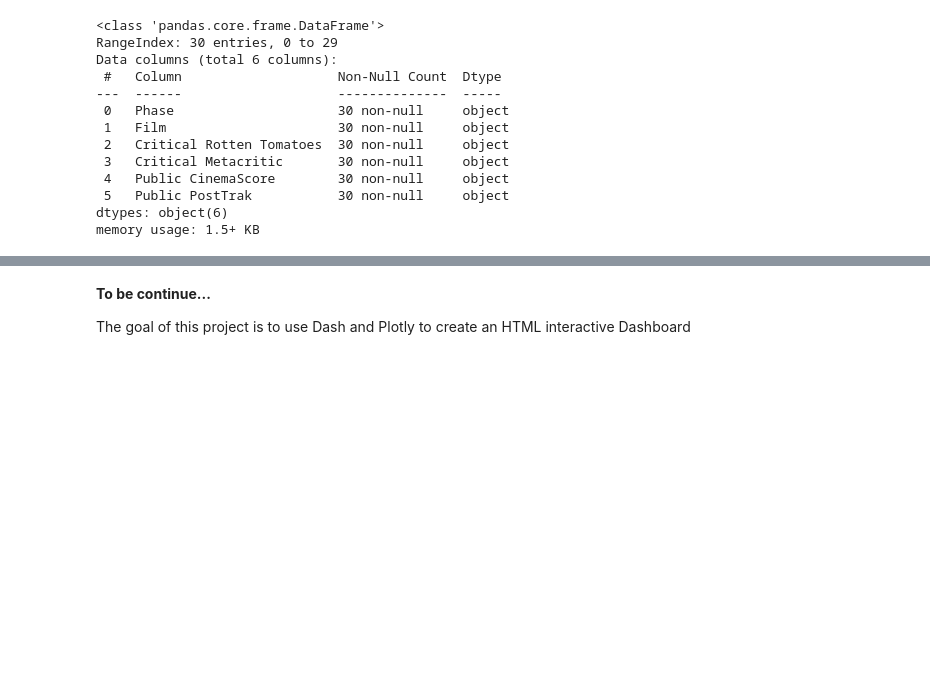
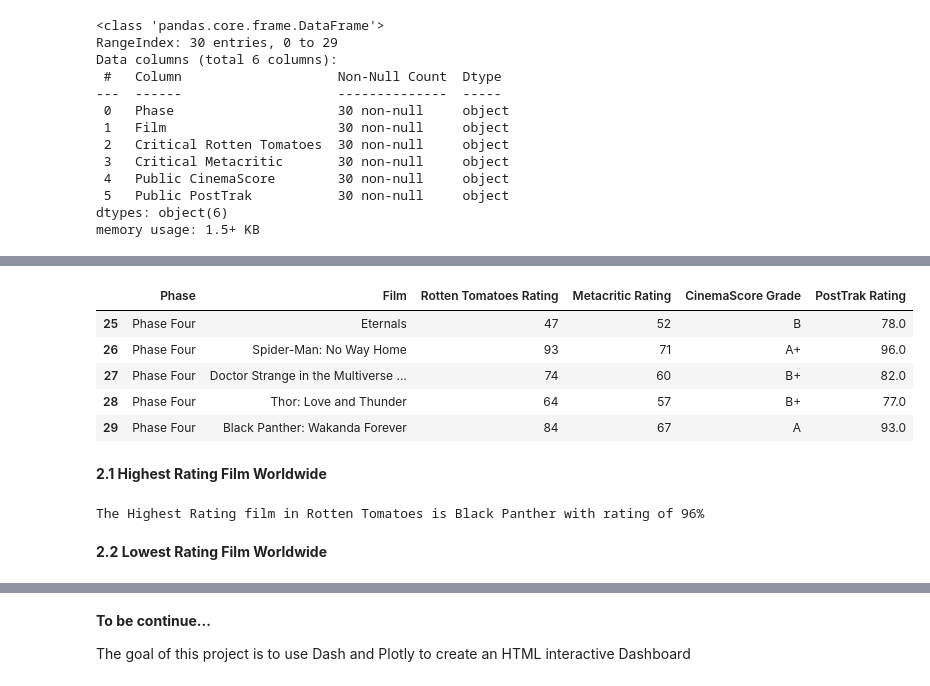
Before and after one commit to DalePeh/PersonalPortfolio, a Jupyter notebook: mcu-dashboard.ipynb, the cells around one changed output, grey strips where cells are left out. Saved outputs shown, nothing was run; the diff lists cells and outputs as text; code cells hidden in the pictures; blank space fills up the shorter version.

```diff
--- a/mcu-dashboard.ipynb
+++ b/mcu-dashboard.ipynb
@@ -232,3 +283,14 @@ RATING.head(5)
 | 2 | Phase One | Iron Man 2 | 71 | 57 | A | — |
 | 3 | Phase One | Thor | 77 | 57 | B+ | — |
 | 4 | Phase One | Captain America: The First Avenger | 79 | 66 | A− | — |
+# %%
+#remove - and % in PostTrak
+RATING['PostTrak Rating'] = RATING['PostTrak Rating'].str.replace('—', '', regex=True)
+
+RATING['PostTrak Rating'] = RATING['PostTrak Rating'].str.replace('%', '', regex=True)
+# %%
+RATING['Rotten Tomatoes Rating'] = pd.to_numeric(RATING['Rotten Tomatoes Rating'])
+
+RATING['Metacritic Rating'] = pd.to_numeric(RATING['Metacritic Rating'])
+
+RATING['PostTrak Rating'] = pd.to_numeric(RATING['PostTrak Rating'])
@@ -234,0 +313,11 @@ RATING.head(5)
+# %%
+RATING.tail(5)
+# %% [output]
+|  | Phase | Film | Rotten Tomatoes Rating | Metacritic Rating | CinemaScore Grade | PostTrak Rating |
+| 25 | Phase Four | Eternals | 47 | 52 | B | 78.0 |
+| 26 | Phase Four | Spider-Man: No Way Home | 93 | 71 | A+ | 96.0 |
+| 27 | Phase Four | Doctor Strange in the Multiverse ... | 74 | 60 | B+ | 82.0 |
+| 28 | Phase Four | Thor: Love and Thunder | 64 | 57 | B+ | 77.0 |
+| 29 | Phase Four | Black Panther: Wakanda Forever | 84 | 67 | A | 93.0 |
+# %% [markdown]
+**2.1 Highest Rating Film Worldwide**
@@ -234,0 +331,6 @@ RATING.head(5)
+# %%
+print('The Highest Rating film in Rotten Tomatoes is {} with rating of {}%'.format(hi_rate_name, hi_rate_rot))
+# %% [output]
+The Highest Rating film in Rotten Tomatoes is Black Panther with rating of 96%
+# %% [markdown]
+**2.2 Lowest Rating Film Worldwide**
```
Also changed, not shown: parts of 28 cells of this notebook.
